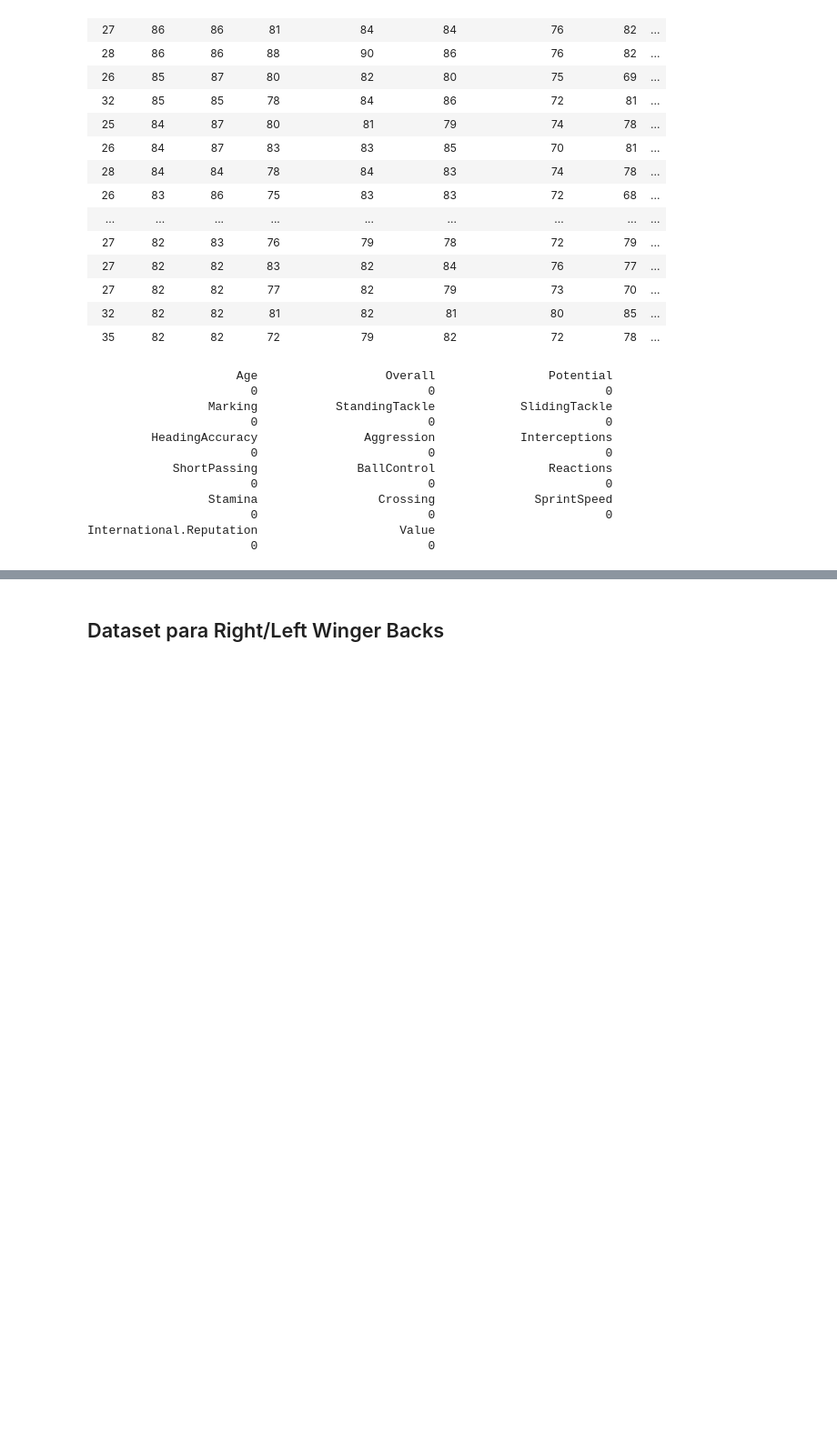
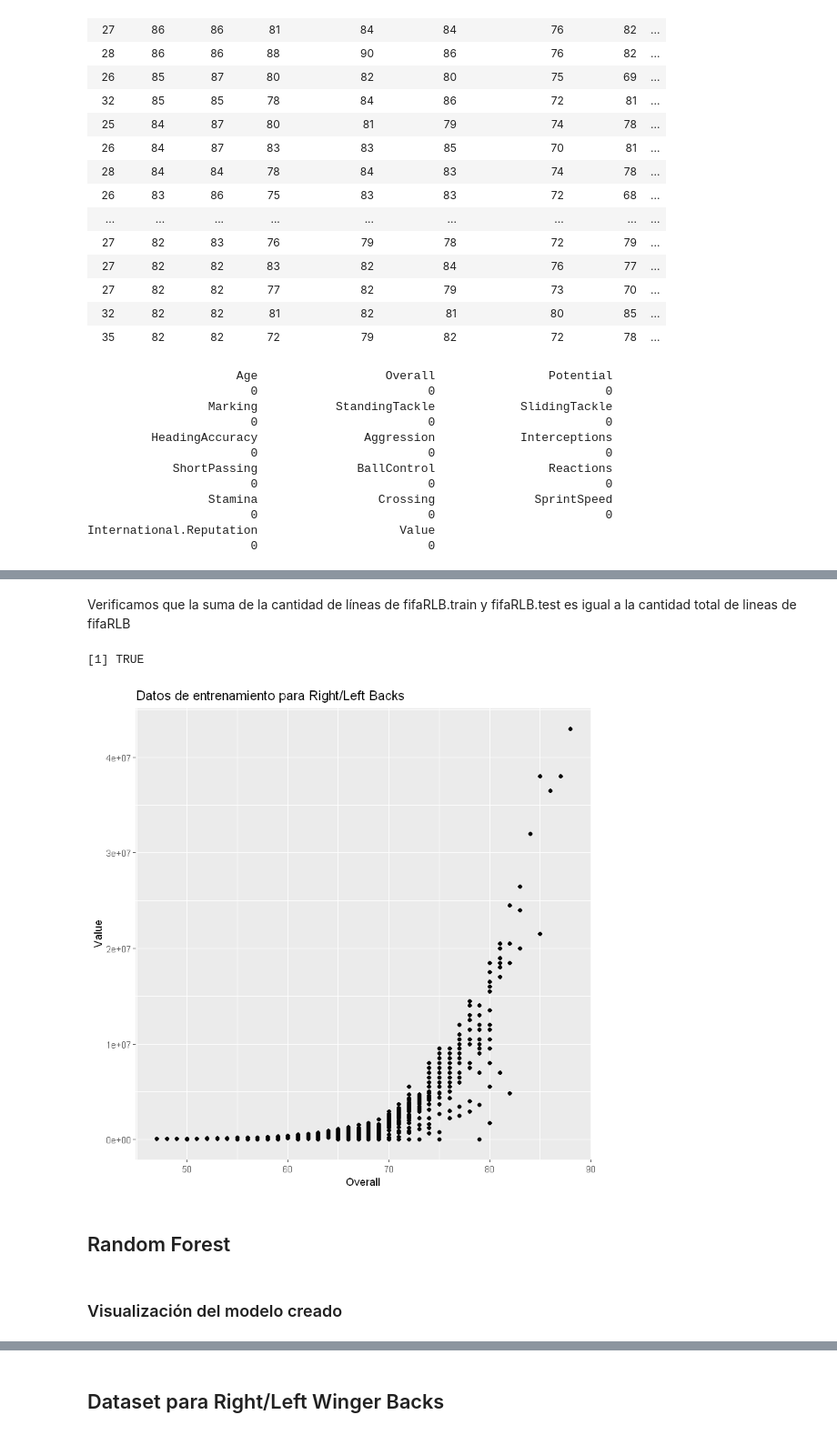
Before and after one commit to LauraRodriguezCanova/MachineLearning, a Jupyter notebook: TallerMachineLearning_DevIT.ipynb, the cells around one changed output, grey strips where cells are left out. Shown: that part at 91% size. Drawn from its saved outputs; the diff is of its cells as text; code cells hidden in the pictures; blank space fills up the shorter version.

Commit message:
copy paste de forest

```diff
--- a/TallerMachineLearning_DevIT.ipynb
+++ b/TallerMachineLearning_DevIT.ipynb
@@ -1331,3 +1361,8 @@ colSums(is.na(fifaRLB))
                        0                        0                        0
 International.Reputation                    Value
                        0                        0
+# %%
+#Aplicamos PCA al dataset de Right/Left Backs a todas las columnas menos "Name" y "Nationality" las cuales no fueron incluídas
+names(fifaRLB)
+fifaRLB.pca <- prcomp(fifaRLB [c(1:17)], center = TRUE,scale. = TRUE)
+summary(fifaRLB.pca)
@@ -1333,0 +1416,7 @@ International.Reputation                    Value
+# %%
+set.seed(1500)
+indexes_fifaRLB <- createDataPartition(fifaRLB$Value,times = 1,
+                               p = 0.8, # 80% para entrenar, 20% para evaluar
+                               list = FALSE)
+fifaRLB.train <- fifaRLB[indexes_fifaRLB,]
+fifaRLB.test <- fifaRLB[-indexes_fifaRLB,]
@@ -1333,0 +1451,15 @@ International.Reputation                    Value
+# %% [markdown]
+Verificamos que la suma de la cantidad de líneas de fifaRLB.train y fifaRLB.test es igual a la cantidad total de lineas de fifaRLB
+# %%
+nrow(fifaRLB.train) + nrow(fifaRLB.test) == nrow(fifaRLB)
+# %% [output]
+[1] TRUE
+# %%
+ggplot() + geom_point(data = fifaRLB.train, aes(x = Overall, y = Value)) +
+  xlab("Overall") +
+  ylab("Value") +
+  ggtitle("Datos de entrenamiento para Right/Left Backs")
+# %% [output]
+[figure, added]
+# %% [markdown]
+## Random Forest
@@ -1333,0 +1471,2 @@ International.Reputation                    Value
+# %% [markdown]
+### Visualización del modelo creado
```
Also changed, not shown: parts of 79 cells of this notebook, 1 other file.
